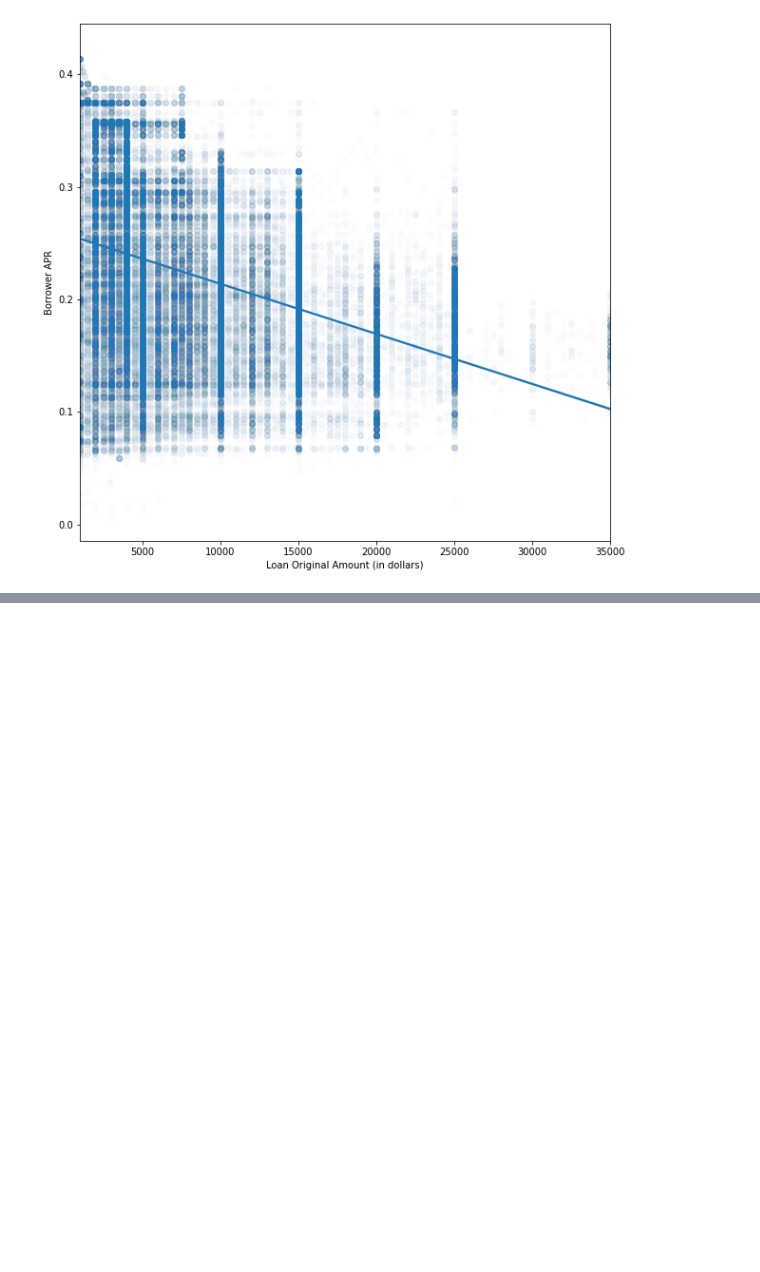
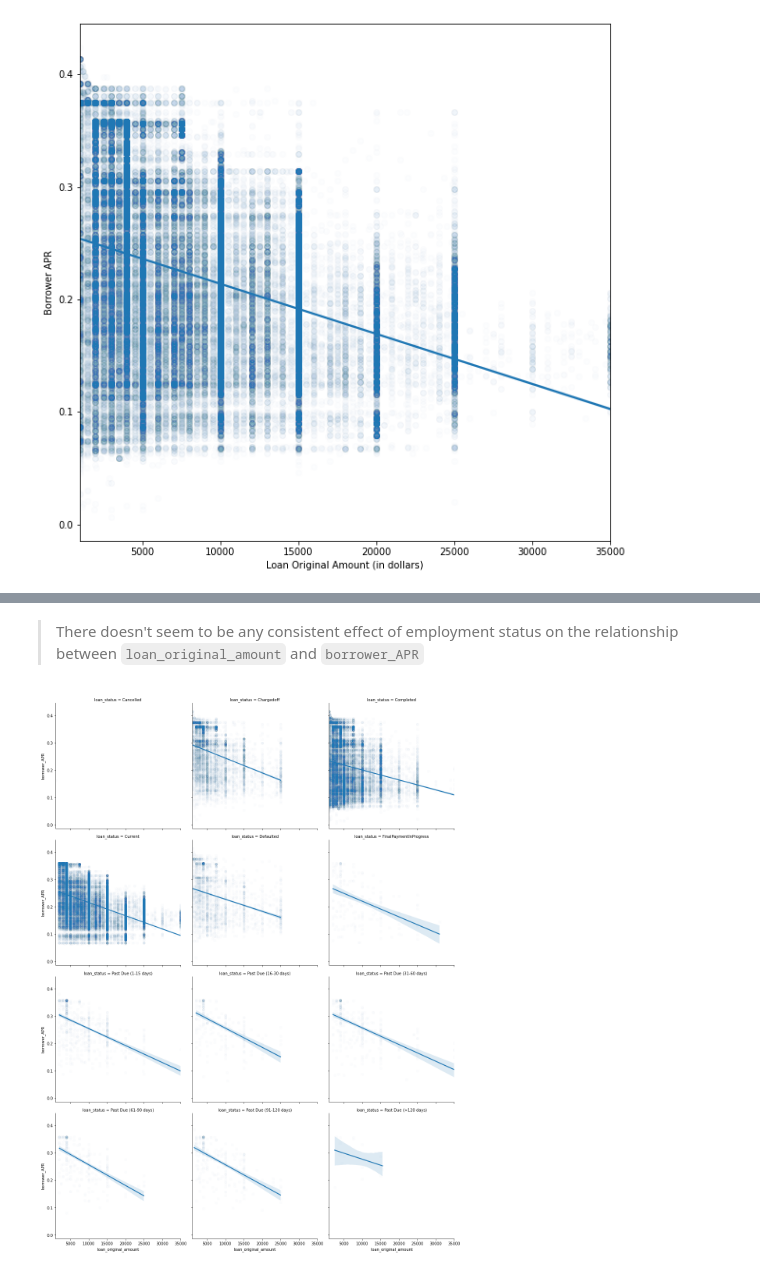
Before and after one commit to jyothirupa/loan-data-visualization, a Jupyter notebook: exploratory_analysis.ipynb, the cells around one changed output, grey strips where cells are left out. Saved outputs shown, nothing was run; the diff lists cells and outputs as text; code cells hidden in the pictures; blank space fills up the shorter version.

```diff
--- a/exploratory_analysis.ipynb
+++ b/exploratory_analysis.ipynb
@@ -733,0 +744,9 @@ your work in the previous sections.
+# %% [markdown]
+> There doesn't seem to be any consistent effect of employment status on the relationship between `loan_original_amount` and `borrower_APR`
+# %%
+# Effect of loan status on relationship between borrower APR and origination loan amount
+g = sb.FacetGrid(data=loan_data, height=5, col='loan_status', col_wrap=3)
+g.map(sb.regplot, 'loan_original_amount', 'borrower_APR', scatter_kws={'alpha':0.01});
+g.add_legend();
+# %% [output]
+[figure, added]
```
Also changed, not shown: parts of 15 cells of this notebook, 1 other file.
